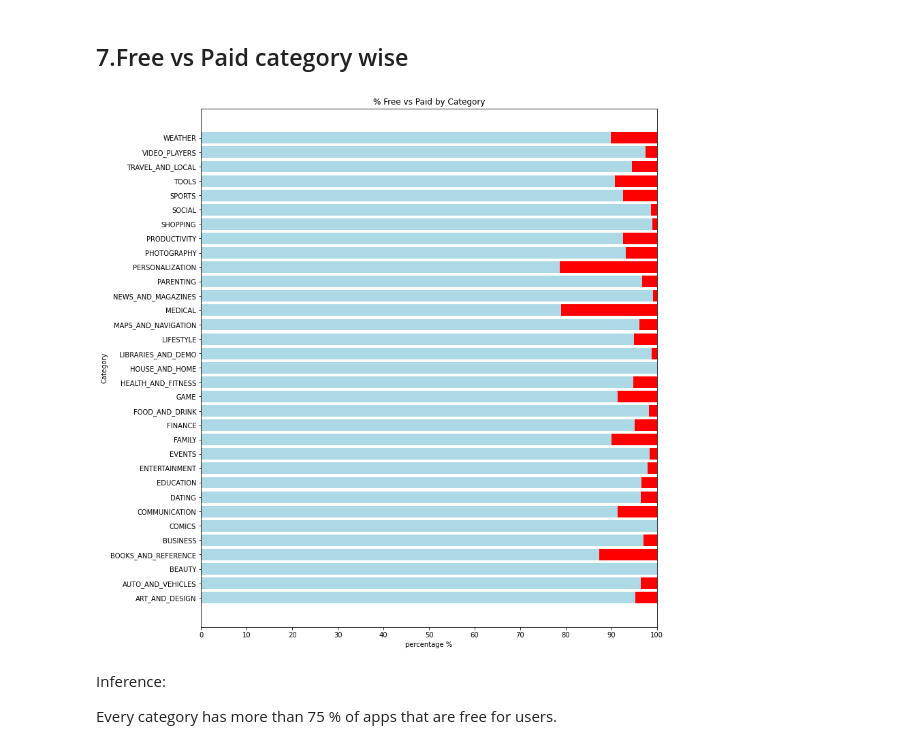
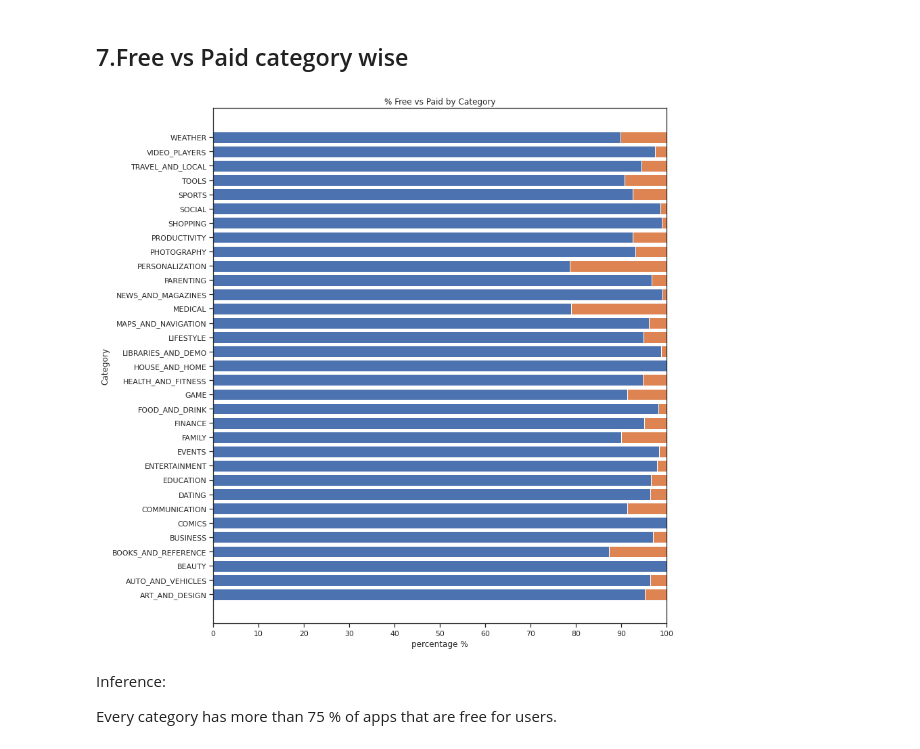
Before and after one commit to avigangarde/Google-Playstore-Analysis-, a Jupyter notebook: Play_Store_App_Review_Analysis_Capstone_Project.ipynb, the cells around one changed output. Saved outputs shown, nothing was run; the diff lists cells and outputs as text; code cells hidden in the pictures.

```diff
--- a/Play_Store_App_Review_Analysis_Capstone_Project.ipynb
+++ b/Play_Store_App_Review_Analysis_Capstone_Project.ipynb
@@ -775,16 +775,16 @@ paid_group = type_group.get_group('Paid').groupby('Category')
 paid_perc = round((paid_group.size()/category_group.size())*100,1)
 # %%
 fig = plt.figure(figsize = (12,14))
-plt.barh(free_perc.index, free_perc, color = 'lightblue')
-plt.barh(free_perc.index, paid_perc, left =free_perc, color = 'r')
+plt.barh(free_perc.index, free_perc, )
+plt.barh(free_perc.index, paid_perc, left =free_perc)
 plt.xlabel('percentage %')
 plt.xticks(range(0,110,10))
 plt.ylabel('Category')
 plt.title('% Free vs Paid by Category')
 plt.show()
 fig.savefig('% Free vs Paid by Category')
 # %% [output]
-[figure, old version]
+[figure, new version]
 # %% [markdown]
 Inference:
 
```
Also changed, not shown: parts of 11 cells of this notebook.
